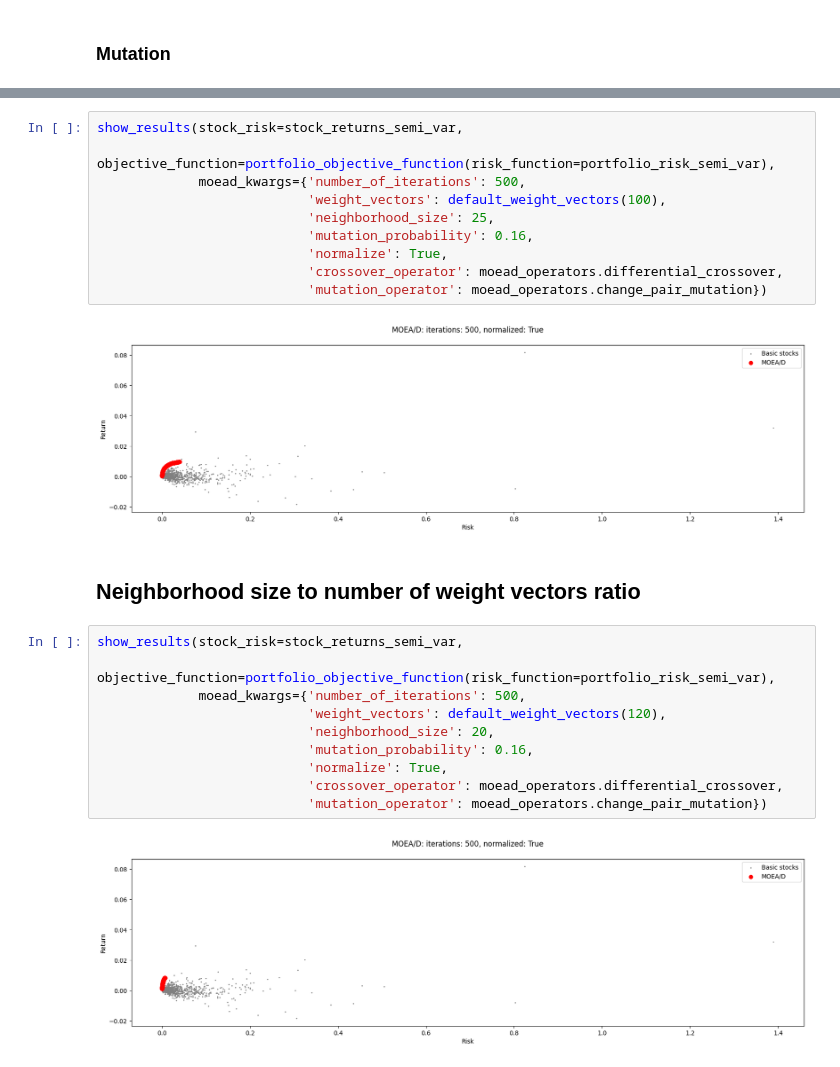
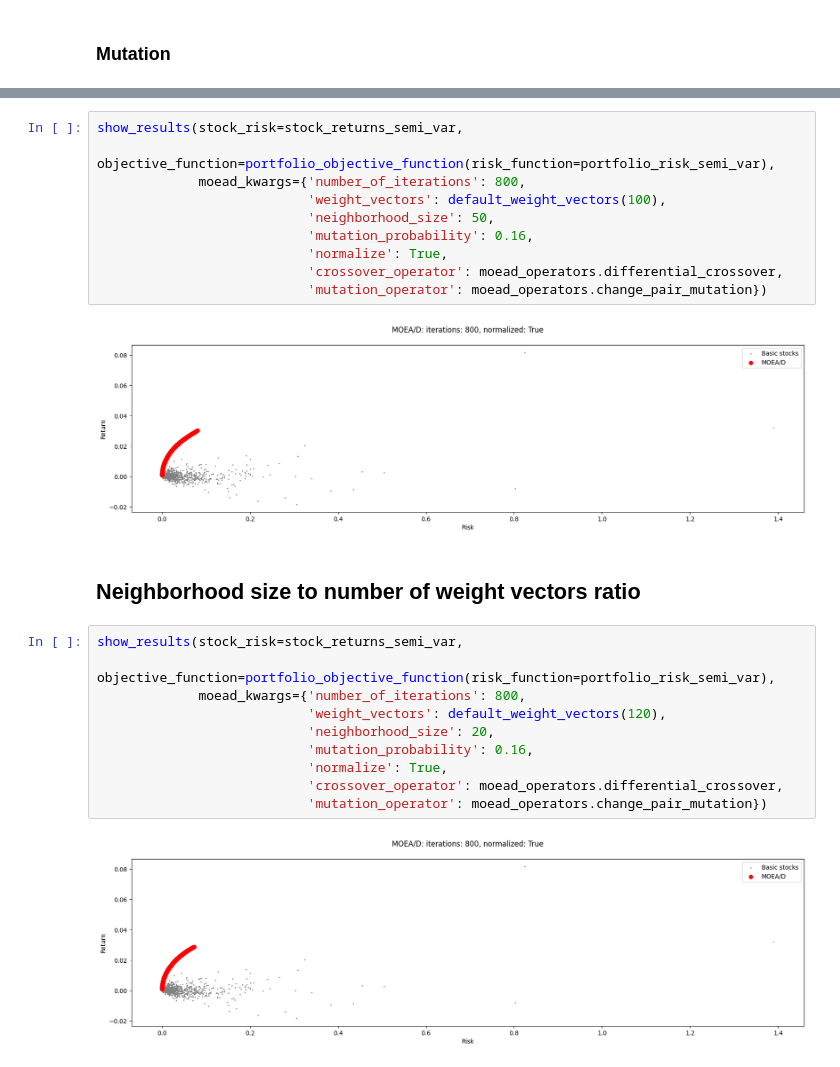
Before and after one commit to MaksWisniewski/PortfolioOpt, a Jupyter notebook: moead_wigXL.ipynb, the cells around one changed output, grey strips where cells are left out. Drawn from its saved outputs; the diff is of its cells as text.

```diff
--- a/moead_wigXL.ipynb
+++ b/moead_wigXL.ipynb
@@ -130,21 +130,21 @@ show_results(stock_risk=stock_returns_semi_var,
 # %%
 show_results(stock_risk=stock_returns_semi_var,
              objective_function=portfolio_objective_function(risk_function=portfolio_risk_semi_var),
-             moead_kwargs={'number_of_iterations': 500,
+             moead_kwargs={'number_of_iterations': 800,
                            'weight_vectors': default_weight_vectors(100),
-                           'neighborhood_size': 25,
+                           'neighborhood_size': 50,
                            'mutation_probability': 0.16,
                            'normalize': True,
                            'crossover_operator': moead_operators.differential_crossover,
                            'mutation_operator': moead_operators.change_pair_mutation})
 # %% [output]
-[figure, old version]
+[figure, new version]
 # %% [markdown]
 ## Neighborhood size to number of weight vectors ratio
 # %%
 show_results(stock_risk=stock_returns_semi_var,
              objective_function=portfolio_objective_function(risk_function=portfolio_risk_semi_var),
-             moead_kwargs={'number_of_iterations': 500,
+             moead_kwargs={'number_of_iterations': 800,
                            'weight_vectors': default_weight_vectors(120),
                            'neighborhood_size': 20,
                            'mutation_probability': 0.16,
@@ -152,7 +152,7 @@ show_results(stock_risk=stock_returns_semi_var,
                            'crossover_operator': moead_operators.differential_crossover,
                            'mutation_operator': moead_operators.change_pair_mutation})
 # %% [output]
-[figure, old version]
+[figure, new version]
 # %%
 show_results(stock_risk=stock_returns_semi_var,
              objective_function=portfolio_objective_function(risk_function=portfolio_risk_semi_var),
```
Also changed, not shown: parts of 7 cells of this notebook, 3 other files.
